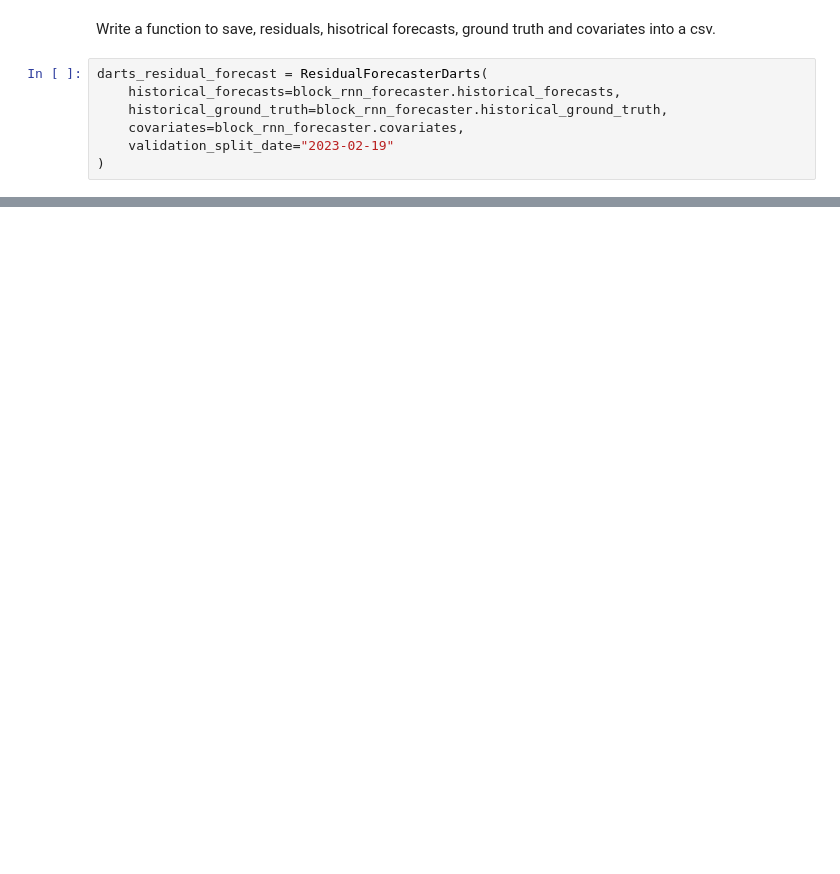
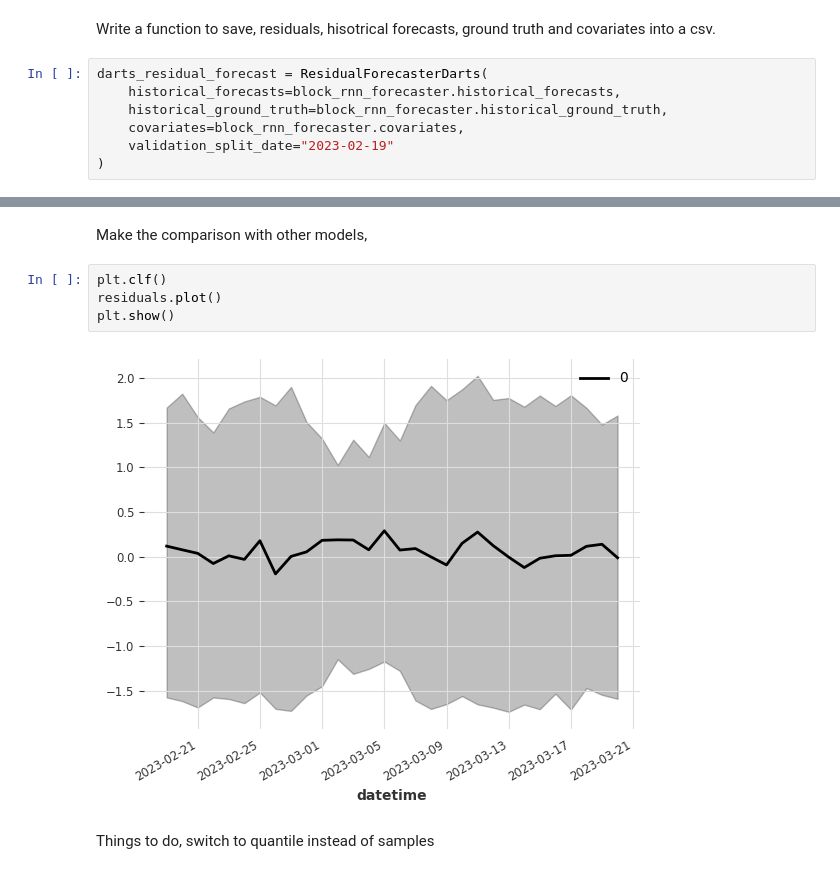
Before and after one commit to boettiger-lab/neon4cast-darts-submit, a Jupyter notebook: residual_learning/general_residual_correction.ipynb, the cells around one changed output, grey strips where cells are left out. Cells and saved outputs as stored; diff of their text form; blank space fills up the shorter version.

```diff
--- a/residual_learning/general_residual_correction.ipynb
+++ b/residual_learning/general_residual_correction.ipynb
@@ -754,0 +869,10 @@ plt.show()
+# %% [markdown]
+Make the comparison with other models,
+# %%
+plt.clf()
+residuals.plot()
+plt.show()
+# %% [output]
+[figure, added]
+# %% [markdown]
+Things to do, switch to quantile instead of samples
```
Also changed, not shown: parts of 9 cells of this notebook.
